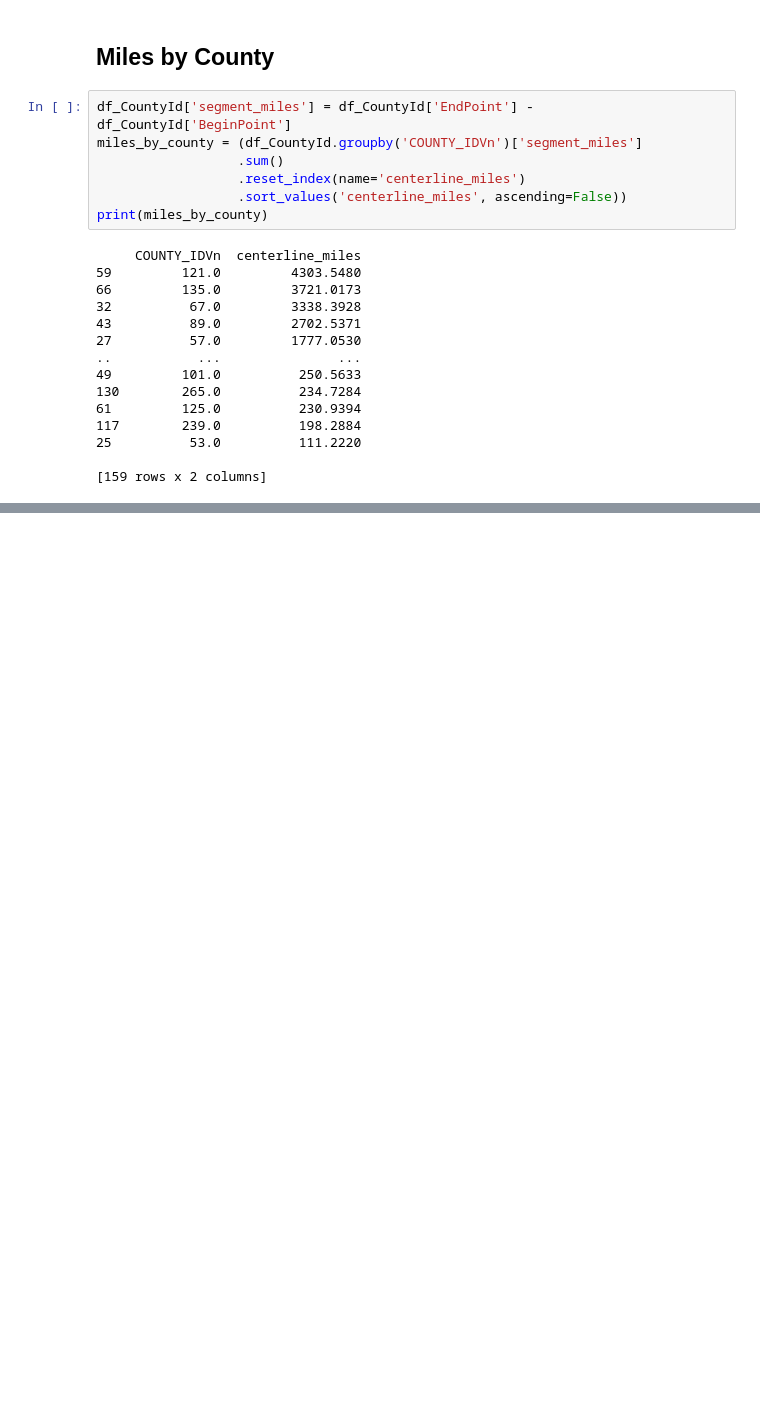
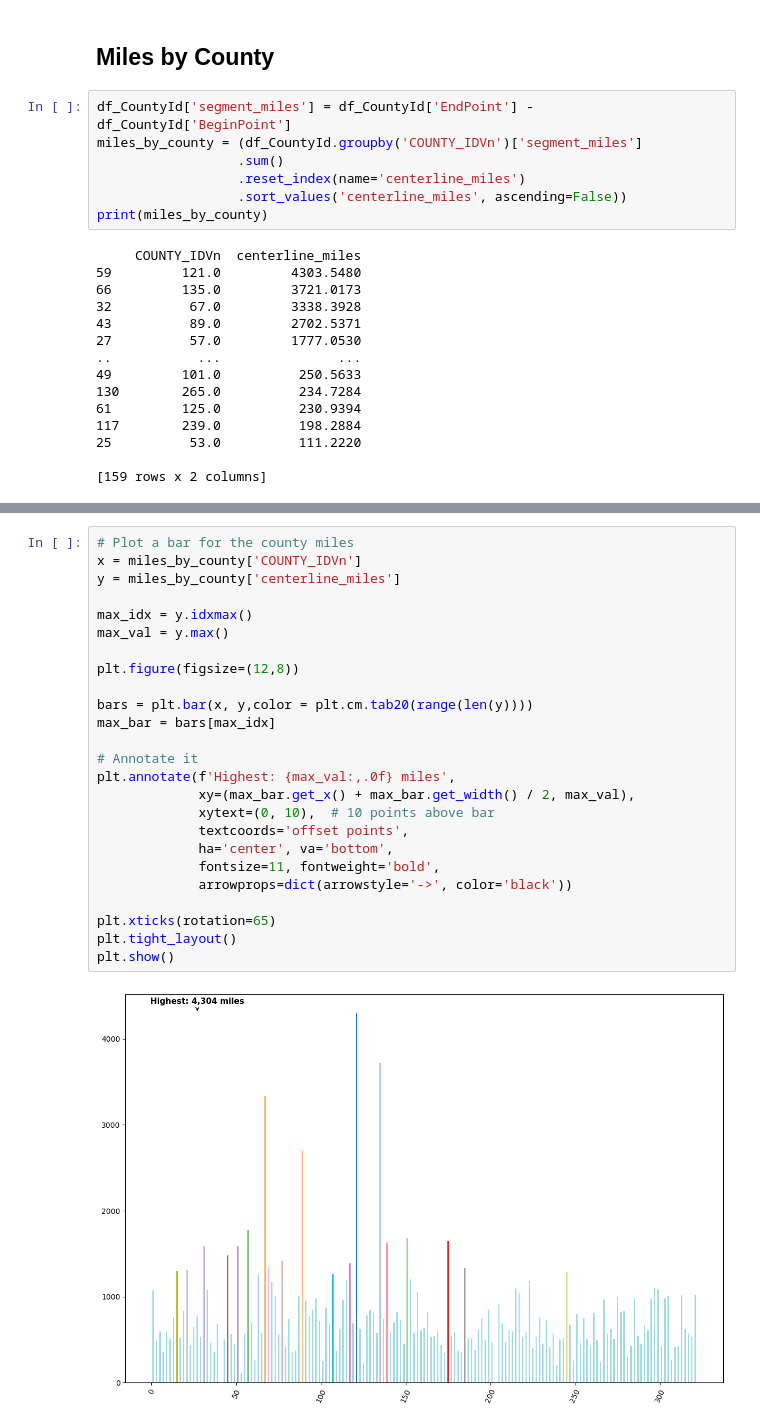
Before and after one commit to renu-matlib/Data-Analysis, a Jupyter notebook: GDOT_Road_Inventory_Analysis.ipynb, the cells around one changed output, grey strips where cells are left out. Saved outputs shown, nothing was run; the diff lists cells and outputs as text; blank space fills up the shorter version.

```diff
--- a/GDOT_Road_Inventory_Analysis.ipynb
+++ b/GDOT_Road_Inventory_Analysis.ipynb
@@ -482,0 +524,27 @@ print(miles_by_county)
+# %%
+# Plot a bar for the county miles
+x = miles_by_county['COUNTY_IDVn']
+y = miles_by_county['centerline_miles']
+
+max_idx = y.idxmax()
+max_val = y.max()
+
+plt.figure(figsize=(12,8))
+
+bars = plt.bar(x, y,color = plt.cm.tab20(range(len(y))))
+max_bar = bars[max_idx]
+
+# Annotate it
+plt.annotate(f'Highest: {max_val:,.0f} miles',
+             xy=(max_bar.get_x() + max_bar.get_width() / 2, max_val),
+             xytext=(0, 10),  # 10 points above bar
+             textcoords='offset points',
+             ha='center', va='bottom',
+             fontsize=11, fontweight='bold',
+             arrowprops=dict(arrowstyle='->', color='black'))
+
+plt.xticks(rotation=65)
+plt.tight_layout()
+plt.show()
+# %% [output]
+[figure, added]
```
Also changed, not shown: parts of 5 cells of this notebook.
